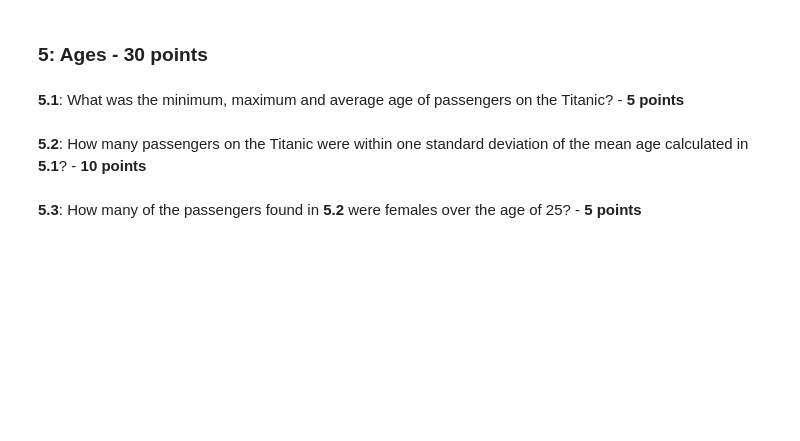
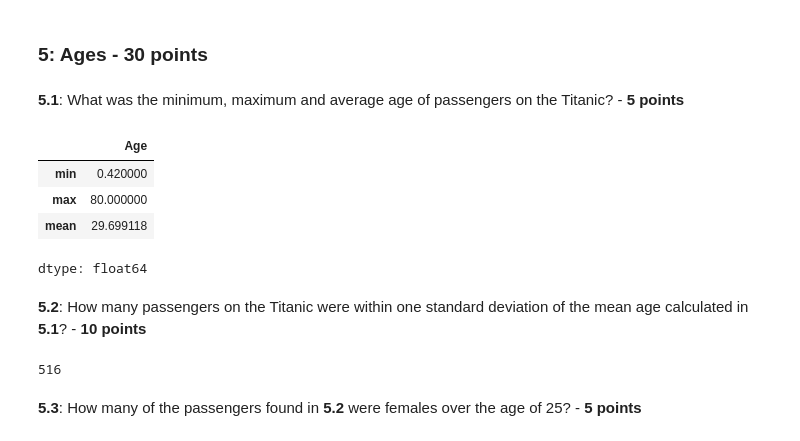
Before and after one commit to kiah-ucsd/DES200, a Jupyter notebook: HW_2.ipynb, the cells around one changed output. Cells and saved outputs as stored; diff of their text form; code cells hidden in the pictures; blank space fills up the shorter version.

```diff
--- a/HW_2.ipynb
+++ b/HW_2.ipynb
@@ -254,5 +265,12 @@ passengers['Fare'].nunique()
 **5.1**: What was the minimum, maximum and average age of passengers on the Titanic? - **5 points**
 # %%
 # YOUR CODE HERE
+passengers['Age'].agg(['min','max','mean'])
+# %% [output]
+|  | Age |
+| min | 0.420000 |
+| max | 80.000000 |
+| mean | 29.699118 |
+dtype: float64
 # %% [markdown]
 **5.2**: How many passengers on the Titanic were within one standard deviation of the mean age calculated in **5.1**? - **10 points**
@@ -261,2 +277,12 @@ passengers['Fare'].nunique()
+# %%
+# YOUR CODE HERE
+std_age = passengers['Age'].std()
+above_std = passengers['Age'].mean() + std_age
+below_std = passengers['Age'].mean() - std_age
+
+passengers_in_std = passengers[['Age','Sex']].loc[(passengers['Age']<above_std) & (passengers['Age']>below_std)]
+passengers_in_std.shape[0]
+# %% [output]
+516
 # %% [markdown]
 **5.3**: How many of the passengers found in **5.2** were females over the age of 25? - **5 points**
```
Also changed, not shown: parts of 9 cells of this notebook.
